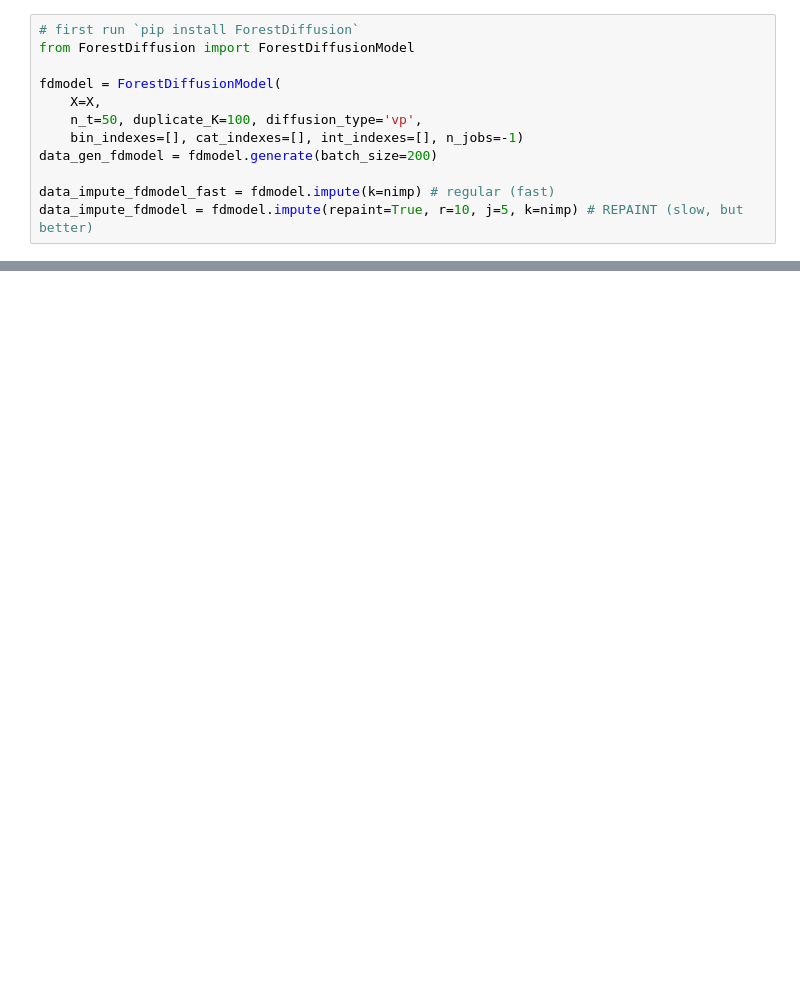
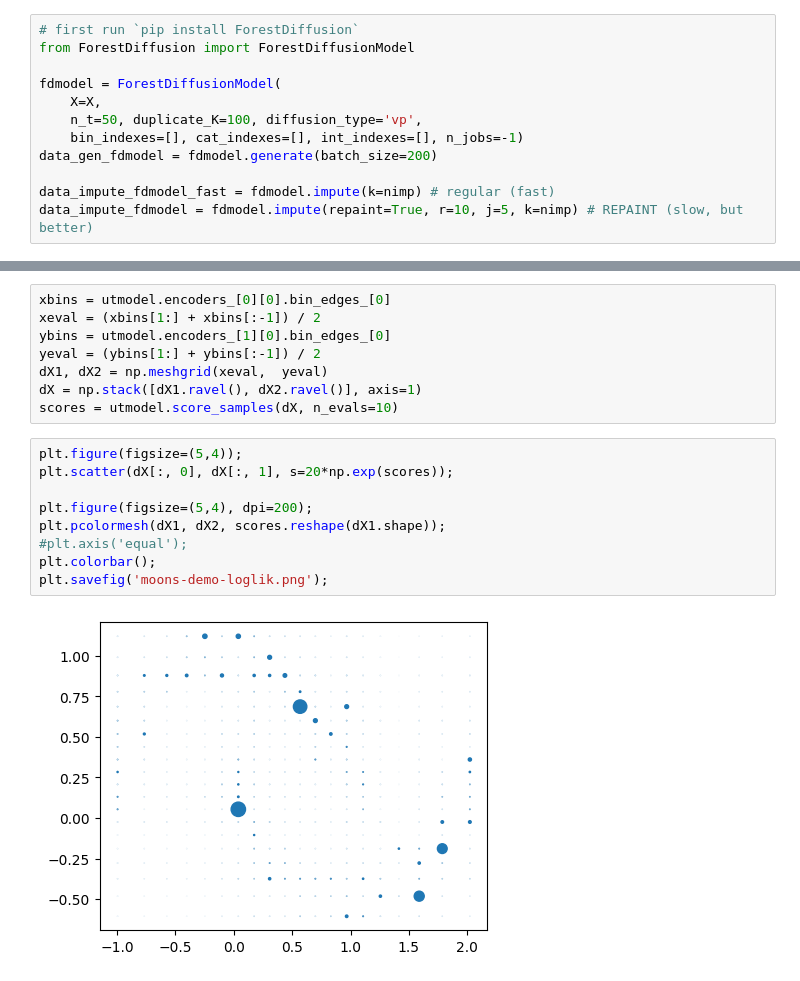
Before and after one commit to calvinmccarter/unmasking-trees, a Jupyter notebook: moons-demo.ipynb, the cells around one changed output, grey strips where cells are left out. Cells and saved outputs as stored; diff of their text form; blank space fills up the shorter version.

```diff
--- a/moons-demo.ipynb
+++ b/moons-demo.ipynb
@@ -71,0 +72,19 @@ plt.savefig('moons-demo.png');
+# %%
+xbins = utmodel.encoders_[0][0].bin_edges_[0]
+xeval = (xbins[1:] + xbins[:-1]) / 2
+ybins = utmodel.encoders_[1][0].bin_edges_[0]
+yeval = (ybins[1:] + ybins[:-1]) / 2
+dX1, dX2 = np.meshgrid(xeval,  yeval)
+dX = np.stack([dX1.ravel(), dX2.ravel()], axis=1)
+scores = utmodel.score_samples(dX, n_evals=10)
+# %%
+plt.figure(figsize=(5,4));
+plt.scatter(dX[:, 0], dX[:, 1], s=20*np.exp(scores));
+
+plt.figure(figsize=(5,4), dpi=200);
+plt.pcolormesh(dX1, dX2, scores.reshape(dX1.shape));
+#plt.axis('equal');
+plt.colorbar();
+plt.savefig('moons-demo-loglik.png');
+# %% [output]
+[figure, added]
```
Also changed, not shown: parts of 3 cells of this notebook, 4 other files.
